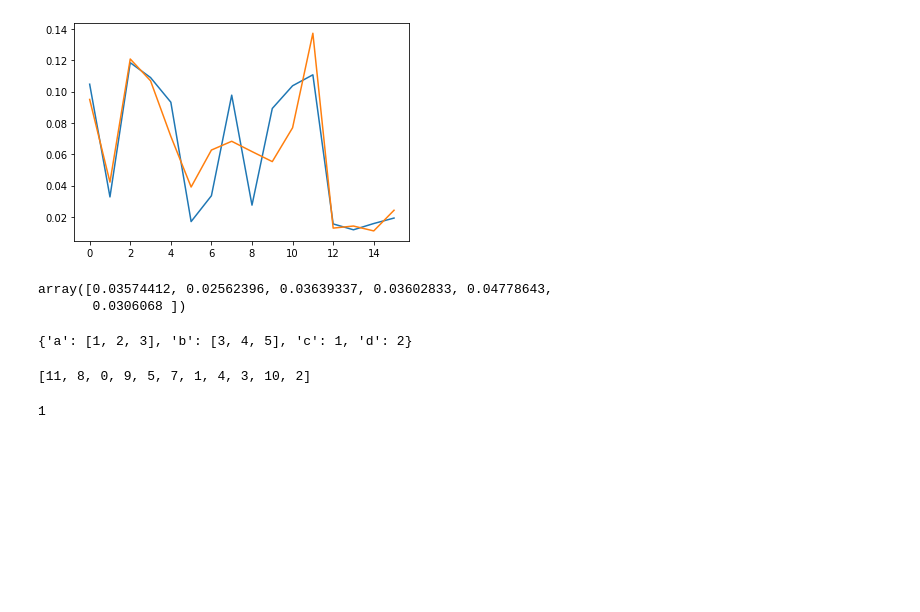
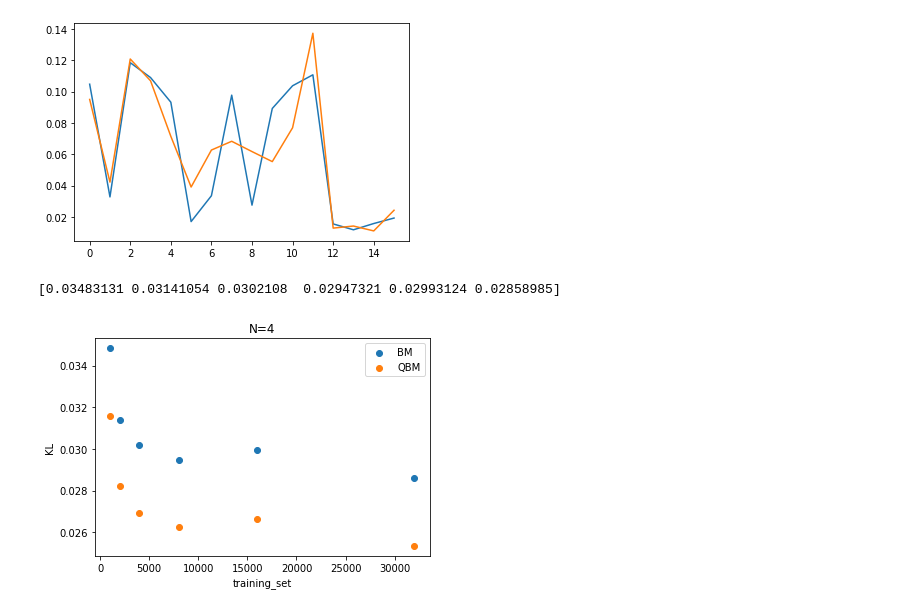
Before and after one commit to woojjn/QBM, a Jupyter notebook: visualize.ipynb, the cells around one changed output. Saved outputs shown, nothing was run; the diff lists cells and outputs as text; code cells hidden in the pictures; blank space fills up the shorter version.

Commit message:
modify QBM/PickleDataProcessing

```diff
--- a/visualize.ipynb
+++ b/visualize.ipynb
@@ -113,28 +113,9 @@ plt.plot(range(16), P)
 # %%
 Ns = range(2, 7)
 ts = [1000, 2000, 4000, 8000, 16000, 32000]
 
-PickleDataProcessing(4, ts).get_training_set_data(mean=True)["BM"]
+print(np.mean(PickleDataProcessing(4, ts, trial_range=(60, 65)).get_training_set_data(mean=False)['BM'], axis=0))
+PickleDataProcessing(4, ts, trial_range=(60, 65)).plot()
 # %% [output]
-array([0.03574412, 0.02562396, 0.03639337, 0.03602833, 0.04778643,
-       0.0306068 ])
+[0.03483131 0.03141054 0.0302108  0.02947321 0.02993124 0.02858985]
+[figure, added]
-# %%
-import copy
-A = {"a":[1,2,3], "b":[3,4,5], "c":1, "d":2}
-B = copy.deepcopy(A)
-B["a"] = 1
-print(A)
-# %% [output]
-{'a': [1, 2, 3], 'b': [3, 4, 5], 'c': 1, 'd': 2}
-# %%
-import random
-
-p = [1,2,3,4,5, 6, 7 , 8, 9, 0, 10, 11]
-
-random.sample(p, 11)
-# %% [output]
-[11, 8, 0, 9, 5, 7, 1, 4, 3, 10, 2]
-# %%
-random.randint(0, 2)
-# %% [output]
-1
```
Also changed, not shown: parts of 3 cells of this notebook, 1 other file.
